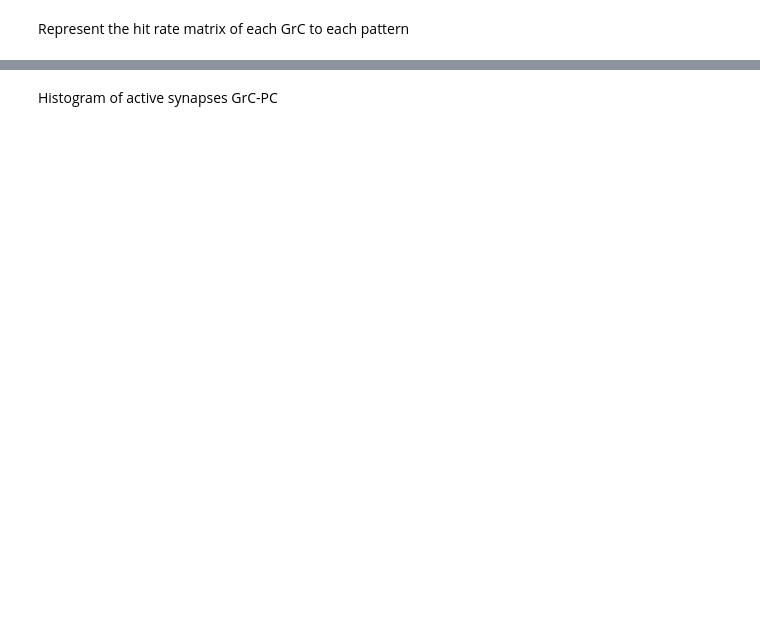
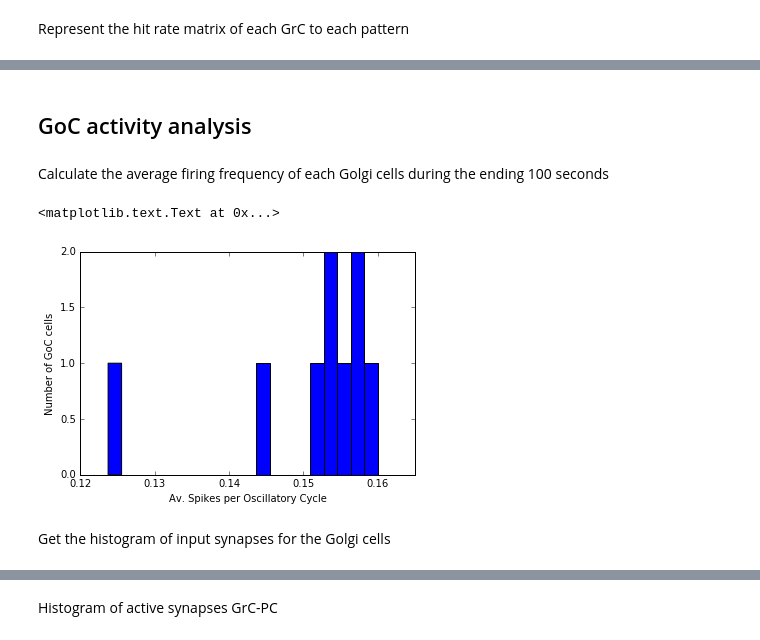
Before and after one commit to jgarridoalcazar/InhPlastVisualization, a Jupyter notebook: analysis/mfGrC/GrCActivityAnalysis.ipynb, the cells around one changed output, grey strips where cells are left out. Saved outputs shown, nothing was run; the diff lists cells and outputs as text; code cells hidden in the pictures; blank space fills up the shorter version.

```diff
--- a/analysis/mfGrC/GrCActivityAnalysis.ipynb
+++ b/analysis/mfGrC/GrCActivityAnalysis.ipynb
@@ -344,0 +366,20 @@ plt.colorbar()
+# %% [markdown]
+## GoC activity analysis
+# %% [markdown]
+Calculate the average firing frequency of each Golgi cells during the ending 100 seconds
+# %%
+gtime,gcell_id = simulation.cerebellum.get_spike_activity(neuron_layer = 'goclayer',
+                                                          init_time = simulation.current_time-200.0,
+                                                          end_time = simulation.current_time)
+import numpy
+firing_frequency = numpy.bincount(gcell_id) / (simulation_time*8.0)
+%matplotlib inline
+import matplotlib.pyplot as plt
+plt.hist(firing_frequency, bins=20)
+plt.ylabel('Number of GoC cells')
+plt.xlabel('Av. Spikes per Oscillatory Cycle')
+# %% [output]
+<matplotlib.text.Text at 0x...>
+[figure, added]
+# %% [markdown]
+Get the histogram of input synapses for the Golgi cells
```
Also changed, not shown: parts of 25 cells of this notebook, 6 other files.
